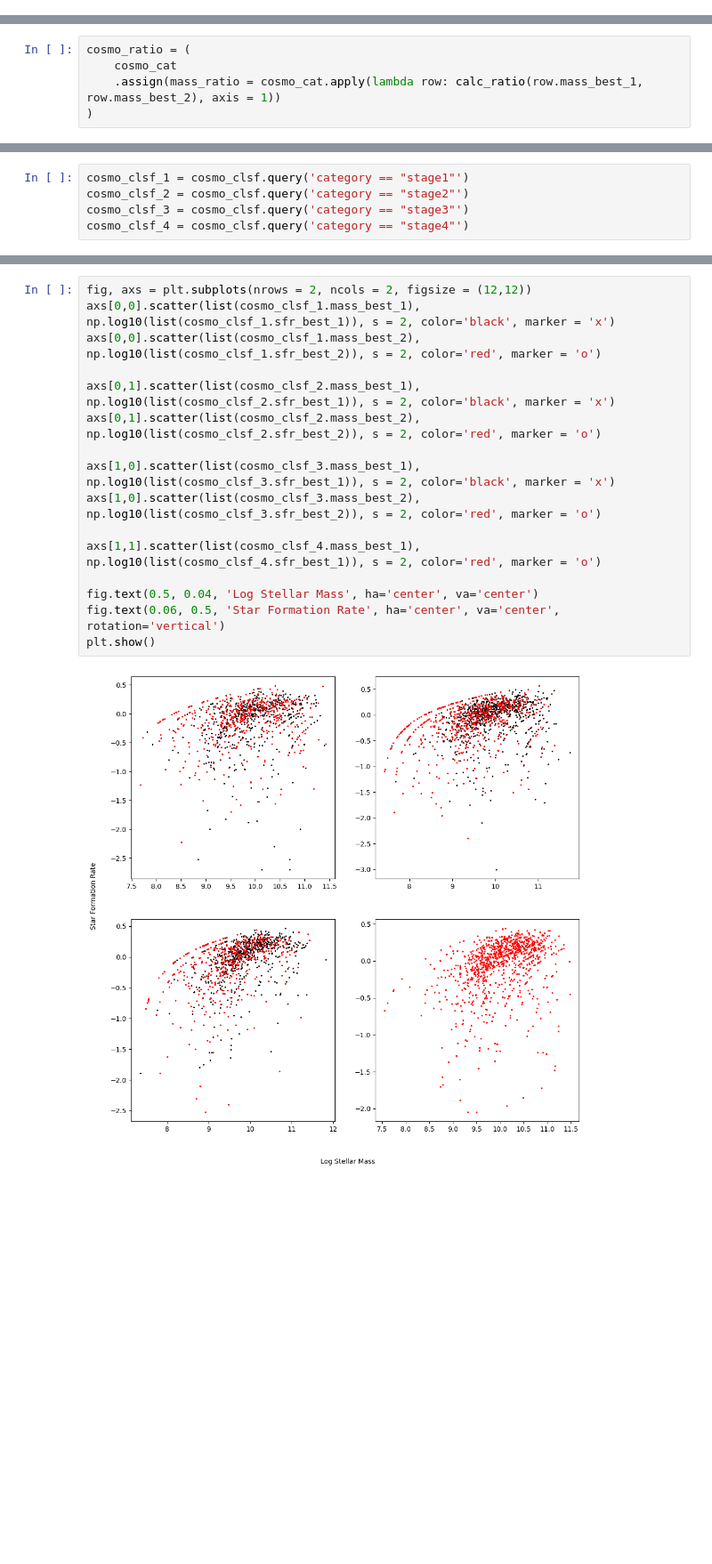
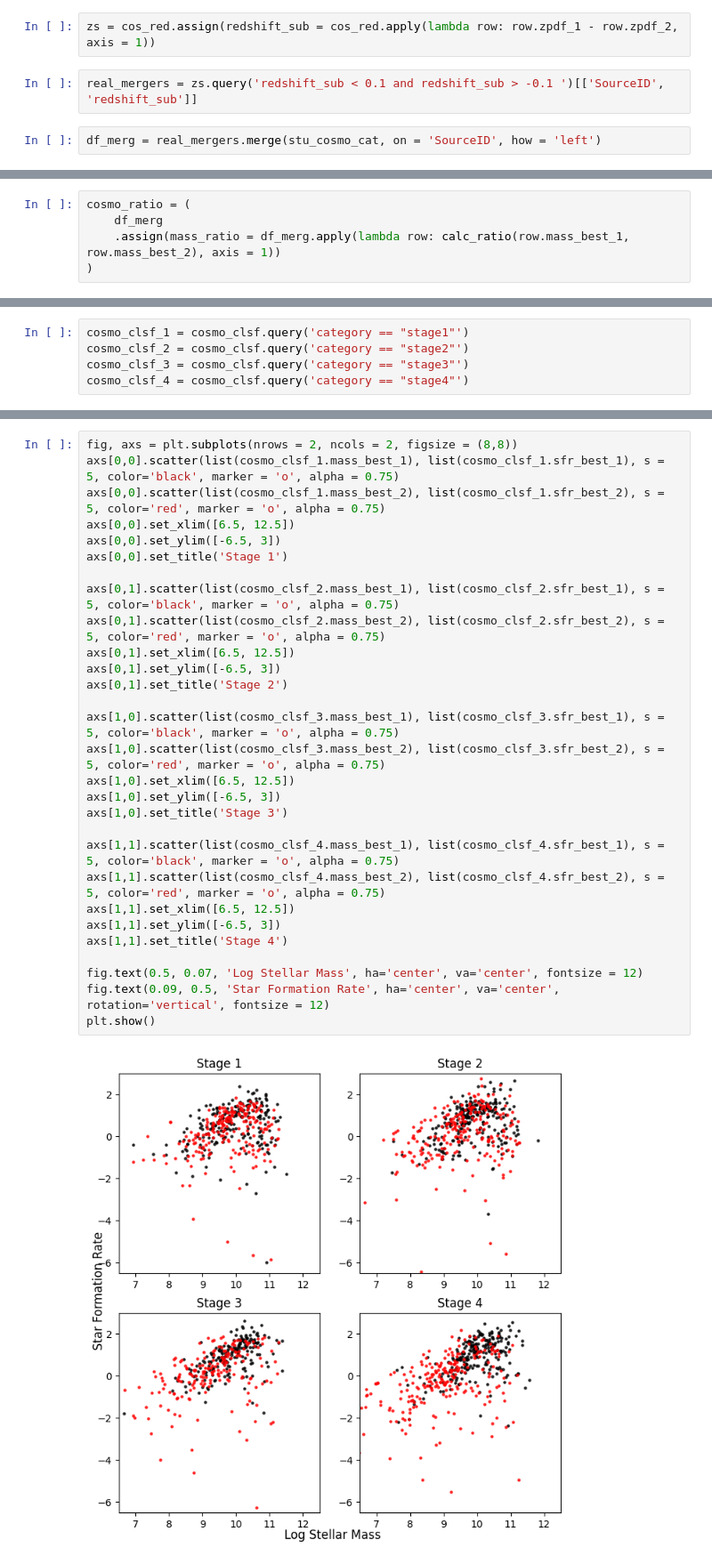
Before and after one commit to AstroORyan/mergers-in-cosmos, a Jupyter notebook: notebooks/analysis/matching-sfr.ipynb, the cells around one changed output, grey strips where cells are left out. Shown at 89% size. Cells and saved outputs as stored; diff of their text form; blank space fills up the shorter version.

Commit message:
Added check of redshift matching for mergers. Finalised SFR plots.

```diff
--- a/notebooks/analysis/matching-sfr.ipynb
+++ b/notebooks/analysis/matching-sfr.ipynb
@@ -34,0 +74,6 @@ Index(['SourceID', 'category', 'RA_1a', 'Dec_1a', 'ra_1', 'dec_1', 'type_1',
+# %%
+zs = cos_red.assign(redshift_sub = cos_red.apply(lambda row: row.zpdf_1 - row.zpdf_2, axis = 1))
+# %%
+real_mergers = zs.query('redshift_sub < 0.1 and redshift_sub > -0.1 ')[['SourceID', 'redshift_sub']]
+# %%
+df_merg = real_mergers.merge(stu_cosmo_cat, on = 'SourceID', how = 'left')
@@ -197,8 +259,8 @@ def calc_ratio(log_m1, log_m2):
     return m2 / m1
 # %%
 cosmo_ratio = (
-    cosmo_cat
-    .assign(mass_ratio = cosmo_cat.apply(lambda row: calc_ratio(row.mass_best_1, row.mass_best_2), axis = 1))
+    df_merg
+    .assign(mass_ratio = df_merg.apply(lambda row: calc_ratio(row.mass_best_1, row.mass_best_2), axis = 1))
 )
 # %%
 cosmo_rat_qur = cosmo_ratio.query('mass_ratio <= 100')
@@ -353,18 +415,31 @@ cosmo_clsf.sfr_best_1.max()
 # %%
-fig, axs = plt.subplots(nrows = 2, ncols = 2, figsize = (12,12))
-axs[0,0].scatter(list(cosmo_clsf_1.mass_best_1), np.log10(list(cosmo_clsf_1.sfr_best_1)), s = 2, color='black', marker = 'x')
-axs[0,0].scatter(list(cosmo_clsf_1.mass_best_2), np.log10(list(cosmo_clsf_1.sfr_best_2)), s = 2, color='red', marker = 'o')
+fig, axs = plt.subplots(nrows = 2, ncols = 2, figsize = (8,8))
+axs[0,0].scatter(list(cosmo_clsf_1.mass_best_1), list(cosmo_clsf_1.sfr_best_1), s = 5, color='black', marker = 'o', alpha = 0.75)
+axs[0,0].scatter(list(cosmo_clsf_1.mass_best_2), list(cosmo_clsf_1.sfr_best_2), s = 5, color='red', marker = 'o', alpha = 0.75)
+axs[0,0].set_xlim([6.5, 12.5])
+axs[0,0].set_ylim([-6.5, 3])
+axs[0,0].set_title('Stage 1')
 
-axs[0,1].scatter(list(cosmo_clsf_2.mass_best_1), np.log10(list(cosmo_clsf_2.sfr_best_1)), s = 2, color='black', marker = 'x')
-axs[0,1].scatter(list(cosmo_clsf_2.mass_best_2), np.log10(list(cosmo_clsf_2.sfr_best_2)), s = 2, color='red', marker = 'o')
+axs[0,1].scatter(list(cosmo_clsf_2.mass_best_1), list(cosmo_clsf_2.sfr_best_1), s = 5, color='black', marker = 'o', alpha = 0.75)
+axs[0,1].scatter(list(cosmo_clsf_2.mass_best_2), list(cosmo_clsf_2.sfr_best_2), s = 5, color='red', marker = 'o', alpha = 0.75)
+axs[0,1].set_xlim([6.5, 12.5])
+axs[0,1].set_ylim([-6.5, 3])
+axs[0,1].set_title('Stage 2')
 
-axs[1,0].scatter(list(cosmo_clsf_3.mass_best_1), np.log10(list(cosmo_clsf_3.sfr_best_1)), s = 2, color='black', marker = 'x')
-axs[1,0].scatter(list(cosmo_clsf_3.mass_best_2), np.log10(list(cosmo_clsf_3.sfr_best_2)), s = 2, color='red', marker = 'o')
+axs[1,0].scatter(list(cosmo_clsf_3.mass_best_1), list(cosmo_clsf_3.sfr_best_1), s = 5, color='black', marker = 'o', alpha = 0.75)
+axs[1,0].scatter(list(cosmo_clsf_3.mass_best_2), list(cosmo_clsf_3.sfr_best_2), s = 5, color='red', marker = 'o', alpha = 0.75)
+axs[1,0].set_xlim([6.5, 12.5])
+axs[1,0].set_ylim([-6.5, 3])
+axs[1,0].set_title('Stage 3')
 
-axs[1,1].scatter(list(cosmo_clsf_4.mass_best_1), np.log10(list(cosmo_clsf_4.sfr_best_1)), s = 2, color='red', marker = 'o')
+axs[1,1].scatter(list(cosmo_clsf_4.mass_best_1), list(cosmo_clsf_4.sfr_best_1), s = 5, color='black', marker = 'o', alpha = 0.75)
+axs[1,1].scatter(list(cosmo_clsf_4.mass_best_2), list(cosmo_clsf_4.sfr_best_2), s = 5, color='red', marker = 'o', alpha = 0.75)
+axs[1,1].set_xlim([6.5, 12.5])
+axs[1,1].set_ylim([-6.5, 3])
+axs[1,1].set_title('Stage 4')
 
-fig.text(0.5, 0.04, 'Log Stellar Mass', ha='center', va='center')
-fig.text(0.06, 0.5, 'Star Formation Rate', ha='center', va='center', rotation='vertical')
+fig.text(0.5, 0.07, 'Log Stellar Mass', ha='center', va='center', fontsize = 12)
+fig.text(0.09, 0.5, 'Star Formation Rate', ha='center', va='center', rotation='vertical', fontsize = 12)
 plt.show()
 # %% [output]
-[figure, old version]
+[figure, new version]
```
Also changed, not shown: parts of 24 cells of this notebook.
